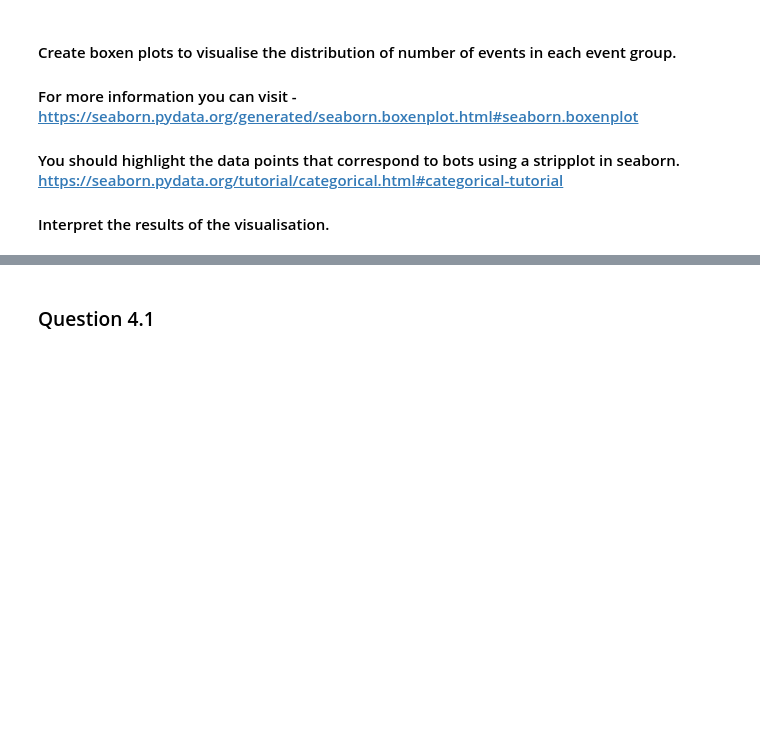
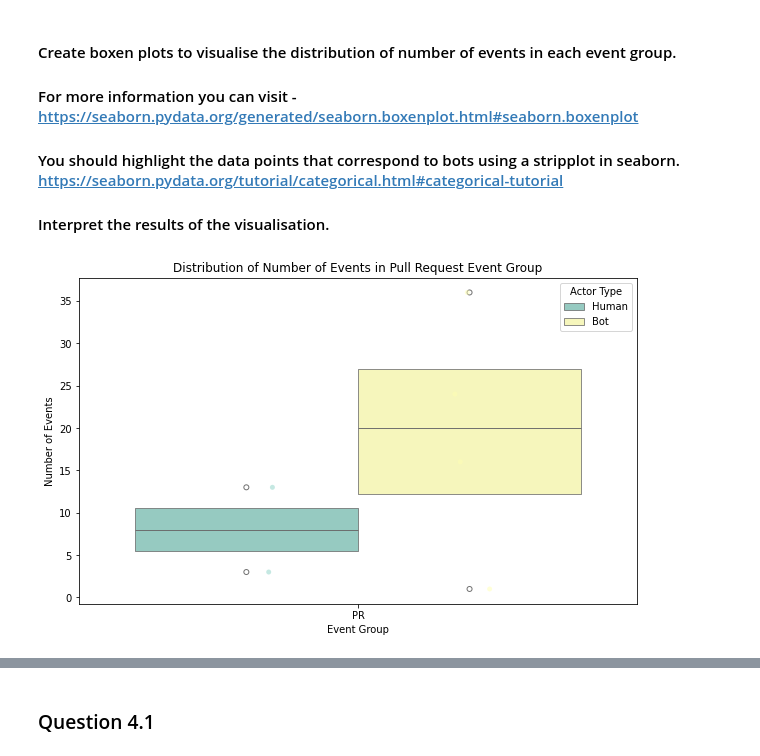
Before and after one commit to IngridOrnella/Software_Evolution_TP_bots, a Jupyter notebook: TP_bots_template.ipynb, the cells around one changed output, grey strips where cells are left out. Saved outputs shown, nothing was run; the diff lists cells and outputs as text; code cells hidden in the pictures; blank space fills up the shorter version.

```diff
--- a/TP_bots_template.ipynb
+++ b/TP_bots_template.ipynb
@@ -562,5 +700,36 @@ df_medians.pivot(index='acc_type', columns='event_group', values='median')#.rese
 #### Interpret the results of the visualisation.
 # %%
 # YOUR CODE BELOW - Visualize number of events from pull request event group
+
+# Prepare the data
+filtered_events.loc[:, 'event_group'] = filtered_events['event_type'].apply(categorize_event)
+
+# Group events by login and event_group
+grouped_events = filtered_events.groupby(['login', 'event_group']).agg(event_count=('event_id', 'count')).reset_index()
+
+# Merge with the DataFrame containing acc_type
+final_df_with_acc_type = merged_df[['contributor', 'acc_type']].rename(columns={'contributor': 'login'})
+final_df = pd.merge(grouped_events, final_df_with_acc_type, on='login')
+
+# Filter data for the 'PR' event group
+pr_events = final_df[final_df['event_group'] == 'PR']
+
+# Create boxen plot for the 'PR' event group
+plt.figure(figsize=(10, 6))
+sns.boxenplot(x='event_group', y='event_count', hue='acc_type', data=pr_events, palette='Set3')
+
+# Overlay stripplot to highlight bot data points
+sns.stripplot(x='event_group', y='event_count', hue='acc_type', data=pr_events, dodge=True, marker='o', alpha=0.5, palette='Set3')
+
+# Adjust the legend to avoid duplication
+handles, labels = plt.gca().get_legend_handles_labels()
+plt.legend(handles[0:2], labels[0:2], title='Actor Type')
+
+plt.title('Distribution of Number of Events in Pull Request Event Group')
+plt.xlabel('Event Group')
+plt.ylabel('Number of Events')
+plt.show()
+# %% [output]
+[figure, added]
 # %%
 # YOUR CODE BELOW - Visualise number of events from issue event group
```
Also changed, not shown: parts of 25 cells of this notebook.
